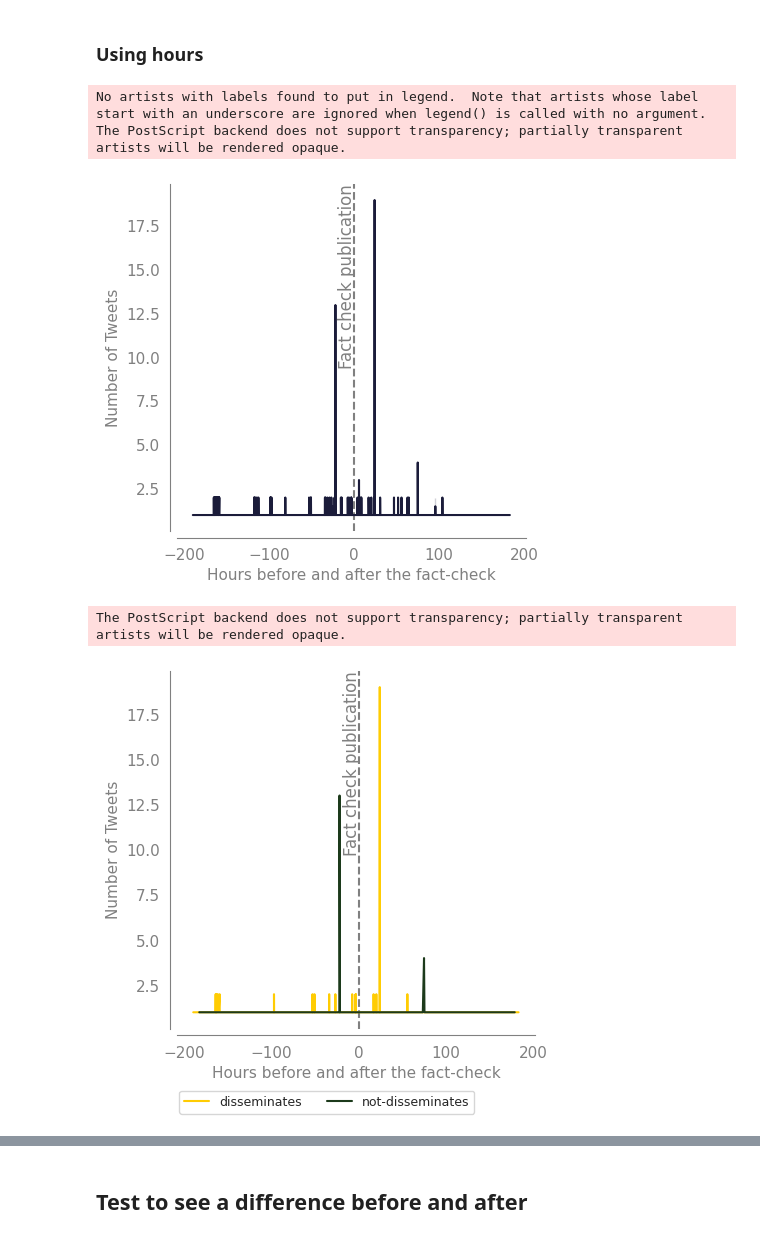
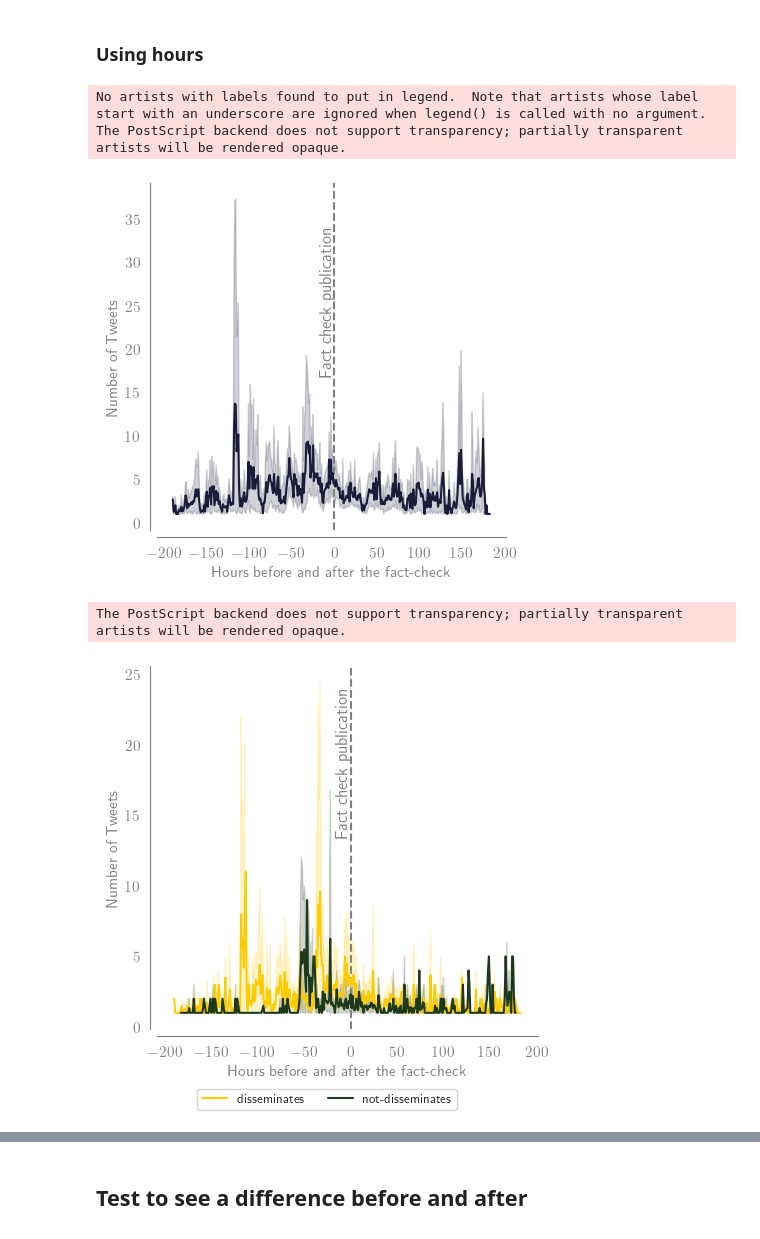
Before and after one commit to TeMU-BSC/iberifier, a Jupyter notebook: analysis/Selected_plots.ipynb, the cells around one changed output, grey strips where cells are left out. Cells and saved outputs as stored; diff of their text form; code cells hidden in the pictures.

Commit message:
translate text - fix order cross_tab and time issue

```diff
--- a/analysis/Selected_plots.ipynb
+++ b/analysis/Selected_plots.ipynb
@@ -460,7 +537,7 @@ df_overview
 # %% [markdown]
 ## Fact checkers
 # %%
-mpl.rcParams.update(mpl.rcParamsDefault)
+#mpl.rcParams.update(mpl.rcParamsDefault)
 
 field = 'fact_checker'
 
@@ -979,7 +1168,7 @@ No artists with labels found to put in legend.  Note that artists whose label st
 # %% [markdown]
 ## Using dates
 # %%
-tweets_exploded = df_tweets[(df_tweets['topic_relation'] == 'on-topic') & (df_tweets['topic_relation_subset'] == True)].explode('fact_id')
+tweets_iberifier = tweets_iberifier[(tweets_iberifier['topic_relation'] == 'on-topic') & (tweets_iberifier['topic_relation_subset'] == True)].explode('fact_id')
 # %%
 # Calculate the difference in time between the time the tweet is published and the fact-check
 tweets_iberifier['diff_date'] = (pd.to_datetime(tweets_iberifier['date_tweet']) - pd.to_datetime(tweets_iberifier['date_fact_check'])).dt.days
@@ -1097,13 +1286,11 @@ The PostScript backend does not support transparency; partially transparent arti
 # %% [markdown]
 ### Using hours
+# %%
+tweets_iberifier = tweets_iberifier[(tweets_iberifier['topic_relation'] == 'on-topic') & (tweets_iberifier['topic_relation_subset'] == True)].explode('fact_id')
 # %%
 # Calculate the difference in time between the time the tweet is published and the fact-check
-tweets_iberifier['time_tweet'] = pd.to_datetime(tweets_iberifier['time_tweet'])
-tweets_iberifier['time_fact_check'] = pd.to_datetime(tweets_iberifier['time_fact_check'])
-tweets_iberifier['diff_time'] = (tweets_iberifier['time_tweet'] - tweets_iberifier['time_fact_check']).dt.total_seconds()/60/60
-#print(tweets_iberifier['diff_time'])
-#tweets_iberifier['diff_time'] = pd.to_timedelta(tweets_iberifier['diff_time'], unit='h')
-#print(tweets_iberifier['diff_time'])
+tweets_iberifier['diff_time'] = (tweets_iberifier['time_tweet'] - tweets_iberifier['time_fact_check']).astype('timedelta64[h]')
+#tweets_iberifier['diff_time'] = pd.to_timedelta(tweets_iberifier['diff_time']) /pd.Timedelta(hours=1)
 # Create the diff date for the plot
 diff_time = tweets_iberifier.groupby(['fact_id', 'diff_time']).size().reset_index()
 diff_time_per_factchecker = tweets_iberifier.groupby(['fact_id', 'diff_time', 'fact_checker']).size().reset_index()[['diff_time', 'fact_checker', 0]]
@@ -1114,38 +1301,32 @@ diff_time_metrics = tweets_iberifier.groupby(['fact_id', 'diff_time']).agg({'ret
                                                               'reply_count': 'mean',
                                                               'like_count': 'mean',
                                                               'quote_count': 'mean',
-                                                              'impression_count': 'mean'}).reset_index()
+                                                              'impression_count': 'mean'}).reset_index().dropna()
 
 diff_time_metrics_support_claim = tweets_iberifier.groupby(['fact_id', 'diff_time', 'claim_finer_relation']).agg({'retweet_count': 'mean',
                                                               'reply_count': 'mean',
                                                               'like_count': 'mean',
                                                               'quote_count': 'mean',
-                                                              'impression_count': 'mean'}).reset_index()
+                                                              'impression_count': 'mean'}).reset_index().dropna()
 # %%
-time_range = diff_time['diff_time'].unique()
-time_range.sort()
-
 sns.set_style("white")
 fig, ax = plt.subplots(figsize=(6, 5))
 
 sns.despine(offset=5, trim=False)
 ax.axvline(x=0, color='grey', linestyle='--')
 ax = sns.lineplot(diff_time, x='diff_time', y=0, color=main_color)
-
+ax.xaxis.set_major_locator(ticker.MaxNLocator(nbins=10))
 ax.set_ylabel('Number of Tweets')
 ax.set_xlabel('Hours before and after the fact-check')
-
 ax.text(x=-8, y=ax.get_ylim()[1]-ax.get_ylim()[1]/4+5, s='Fact check publication', fontsize=12, color='grey', bbox={'boxstyle': 'round,pad=0.3', 'ec': 'none', 'fc': 'none'}, ha='center', va='top', rotation='vertical' )
 filename = 'impact_tweets_line_hours'
 
 save_plot(fig, ax, filename, 'onclaim', legend=False)
 # %% [output]
 No artists with labels found to put in legend.  Note that artists whose label start with an underscore are ignored when legend() is called with no argument.
 The PostScript backend does not support transparency; partially transparent artists will be rendered opaque.
-[figure, old version]
+[figure, new version]
 # %%
-time_range = diff_time_per_support_claim['diff_time'].unique()
-time_range.sort()
 
 
 sns.set_style("white")
@@ -1159,6 +1340,7 @@ ax.text(x=-8, y=ax.get_ylim()[1]-ax.get_ylim()[1]/4+5, s='Fact check publication
 # Set the xlabel
 ax.set_ylabel('Number of Tweets')
 ax.set_xlabel('Hours before and after the fact-check')
+ax.xaxis.set_major_locator(ticker.MaxNLocator(nbins=10))
 
 filename = 'impact_tweets_line_hours_by_diss'
 
@@ -1167,5 +1349,5 @@ save_plot(fig, ax,filename,  'onclaim')
 plt.show()
 # %% [output]
 The PostScript backend does not support transparency; partially transparent artists will be rendered opaque.
-[figure, old version]
+[figure, new version]
 # %%
```
Also changed, not shown: parts of 44 cells of this notebook, 44 other files.
